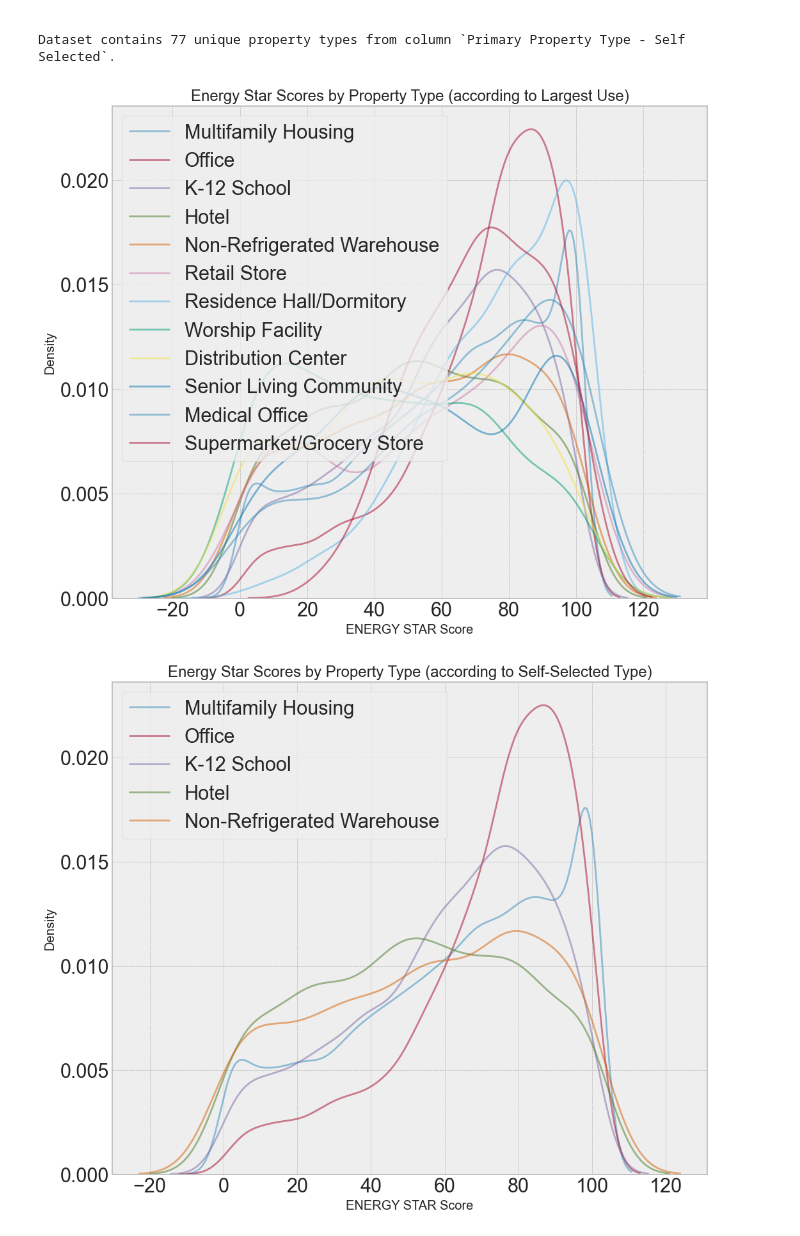
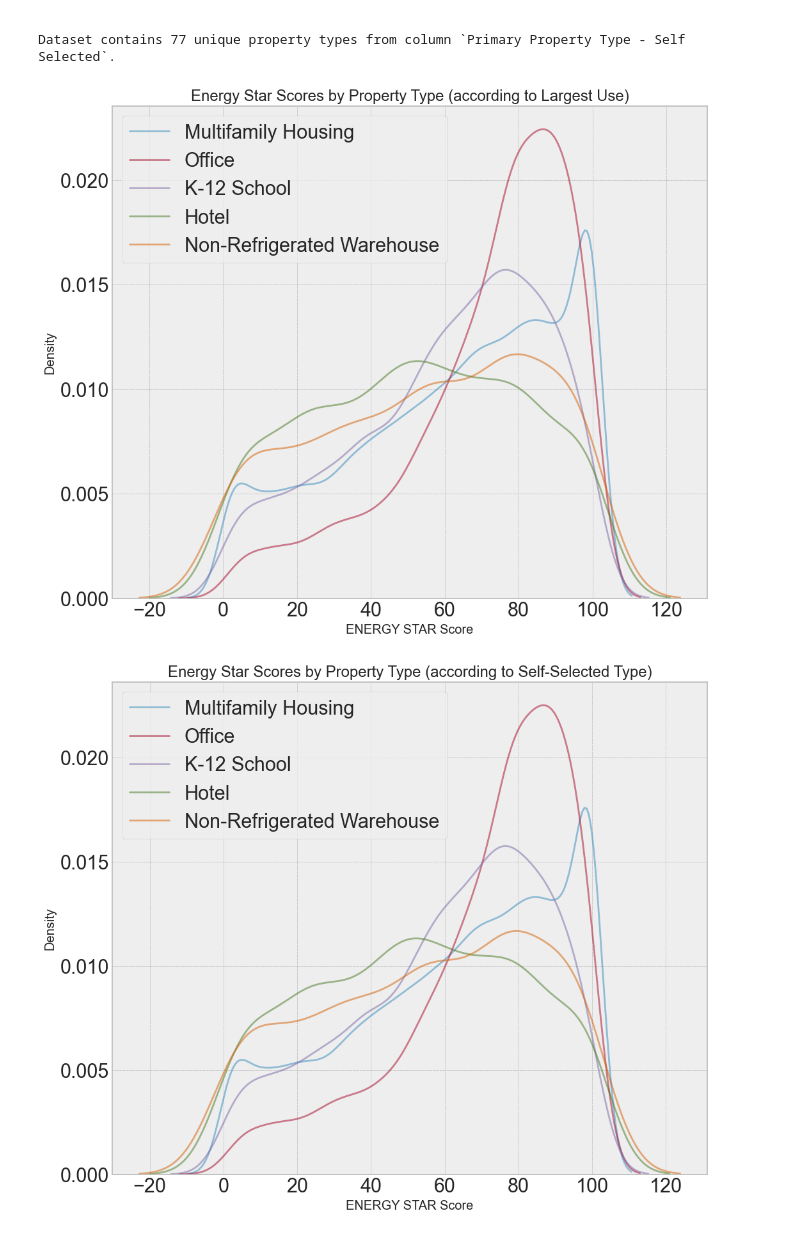
Before and after one commit to zkhechadoorian/NYC-LL84-Benchmarking, a Jupyter notebook: notebooks/0_eda.ipynb, the cells around one changed output. Cells and saved outputs as stored; diff of their text form; code cells hidden in the pictures.

```diff
--- a/notebooks/0_eda.ipynb
+++ b/notebooks/0_eda.ipynb
@@ -331,33 +335,33 @@ Dataset contains 77 unique property types from column `Primary Property Type - S
 # %%
 # Plot distribution of Site EUI based on property type in 'largest use' column
 
 # set designated column for determining property type
 column_name = 'Largest Property Use Type'
 
 # drop rows with missing score values
 data_with_scores = data.dropna(subset=['ENERGY STAR Score'])
 property_counts = data_with_scores[column_name].value_counts()
 property_types = list(property_counts[property_counts.values > 100].index)
 
 # initiate new figure
 fig = plt.figure(figsize=(12,10))
 
 # iterate through property types
-for each_type in property_types:
+for each_type in property_types[0:5]:
     # filter out relevant rows
     subset = data[data[column_name] == each_type ]
 
     # add to density plot
     sns.kdeplot(
         subset['ENERGY STAR Score'].dropna(),
         label = each_type,
         fill = False,
         alpha = 0.5
         )
 plt.legend()
 plt.title("Energy Star Scores by Property Type (according to Largest Use)");
 # %% [output]
-[figure, old version]
+[figure, new version]
 # %%
 # Plot distribution of Site EUI based on property type in 'largest use' column
 
```
Also changed, not shown: parts of 13 cells of this notebook, 1 other file.
